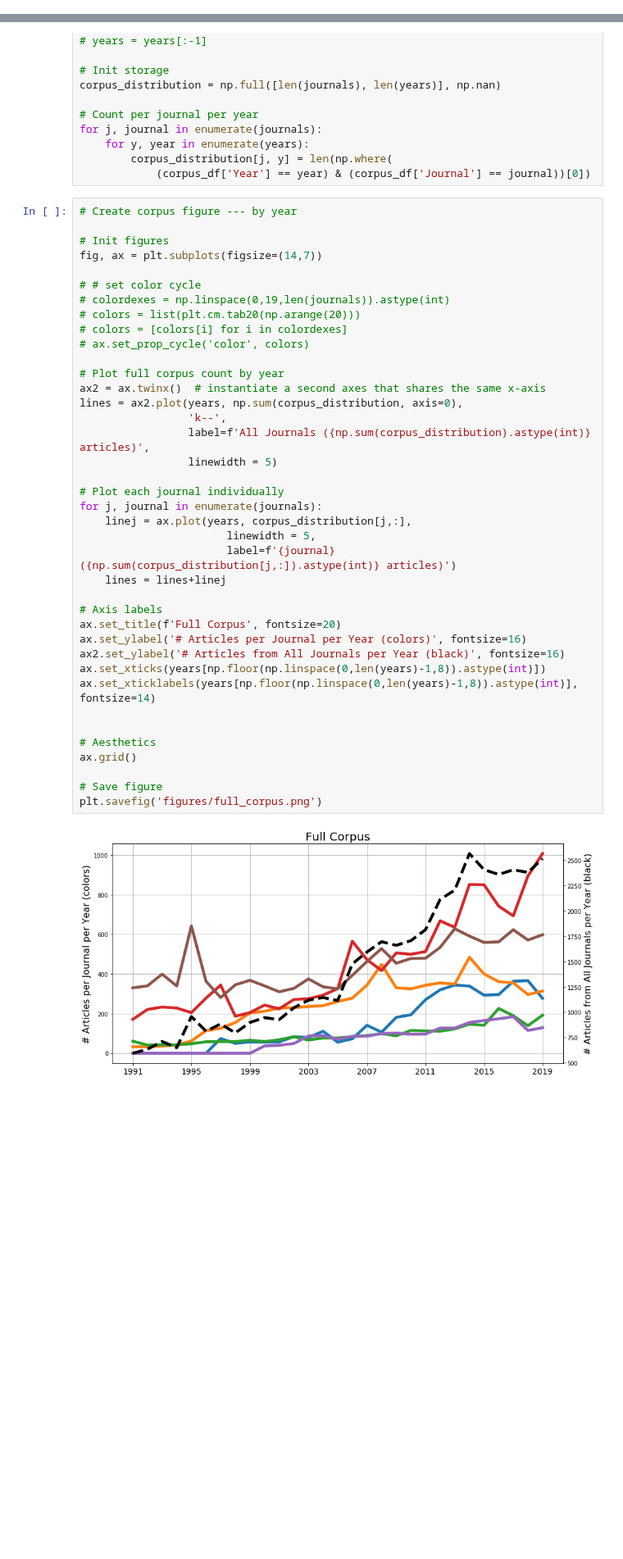
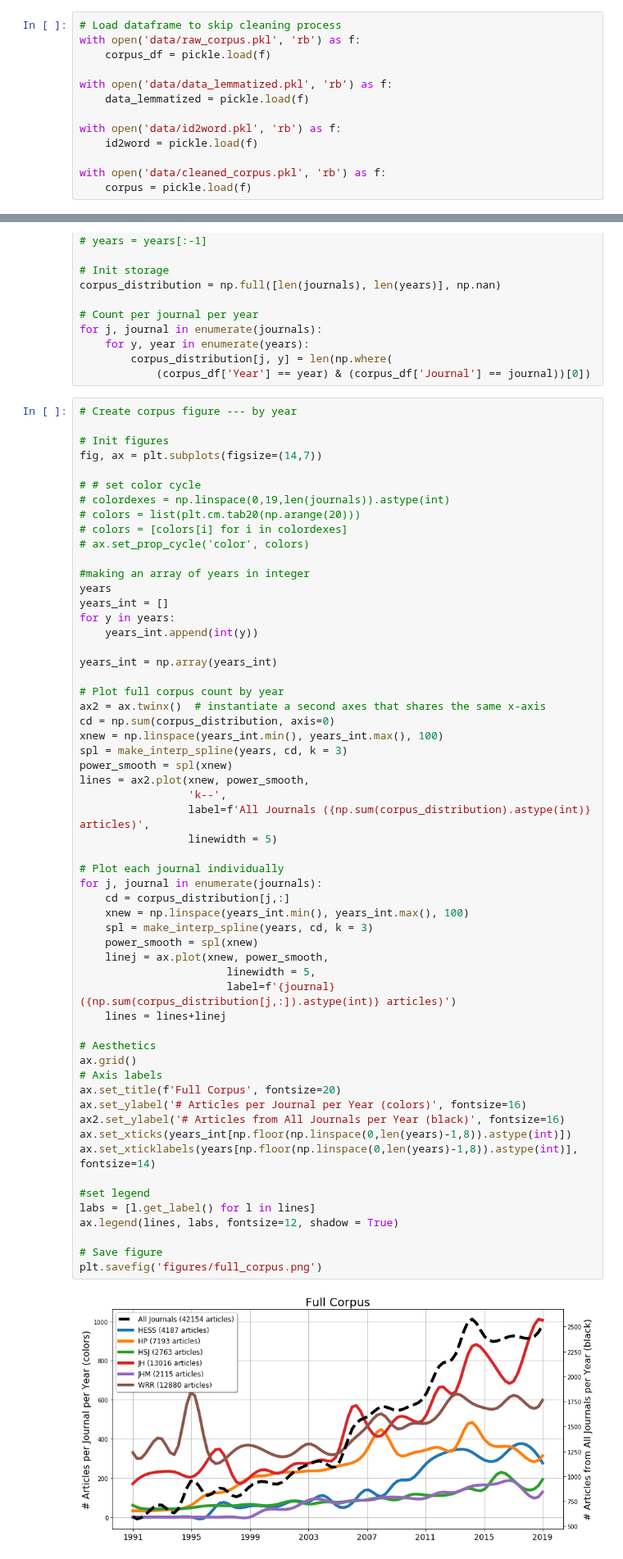
Before and after one commit to mashrekur/topic_modeling_hydrology, a Jupyter notebook: 0_data_preprocessing.ipynb, the cells around one changed output, grey strips where cells are left out. Shown at 82% size. Saved outputs shown, nothing was run; the diff lists cells and outputs as text; blank space fills up the shorter version.

Commit message:
smoothed out the full corpus figure and updated the notebook

```diff
--- a/0_data_preprocessing.ipynb
+++ b/0_data_preprocessing.ipynb
@@ -256,6 +258,19 @@ with open("data/id2word.pkl", 'wb') as f:
 
 with open("data/cleaned_corpus.pkl", 'wb') as f:
      pickle.dump(corpus, f)
+# %%
+# Load dataframe to skip cleaning process
+with open('data/raw_corpus.pkl', 'rb') as f:
+    corpus_df = pickle.load(f)
+
+with open('data/data_lemmatized.pkl', 'rb') as f:
+    data_lemmatized = pickle.load(f)
+
+with open('data/id2word.pkl', 'rb') as f:
+    id2word = pickle.load(f)
+
+with open('data/cleaned_corpus.pkl', 'rb') as f:
+    corpus = pickle.load(f)
 # %%
 # Human readable format of document-term-frequency matrix
 [[(id2word[id], freq) for id, freq in cp] for cp in corpus[:2]]
@@ -300,37 +315,55 @@ for j, journal in enumerate(journals):
 fig, ax = plt.subplots(figsize=(14,7))
 
 # # set color cycle
 # colordexes = np.linspace(0,19,len(journals)).astype(int)
 # colors = list(plt.cm.tab20(np.arange(20)))
 # colors = [colors[i] for i in colordexes]
 # ax.set_prop_cycle('color', colors)
 
+#making an array of years in integer
+years
+years_int = []
+for y in years:
+    years_int.append(int(y))
+
+years_int = np.array(years_int)
+
 # Plot full corpus count by year
 ax2 = ax.twinx()  # instantiate a second axes that shares the same x-axis
-lines = ax2.plot(years, np.sum(corpus_distribution, axis=0),
+cd = np.sum(corpus_distribution, axis=0)
+xnew = np.linspace(years_int.min(), years_int.max(), 100)
+spl = make_interp_spline(years, cd, k = 3)
+power_smooth = spl(xnew)
+lines = ax2.plot(xnew, power_smooth,
                  'k--',
                  label=f'All Journals ({np.sum(corpus_distribution).astype(int)} articles)',
                  linewidth = 5)
 
 # Plot each journal individually
 for j, journal in enumerate(journals):
-    linej = ax.plot(years, corpus_distribution[j,:],
+    cd = corpus_distribution[j,:]
+    xnew = np.linspace(years_int.min(), years_int.max(), 100)
+    spl = make_interp_spline(years, cd, k = 3)
+    power_smooth = spl(xnew)
+    linej = ax.plot(xnew, power_smooth,
                        linewidth = 5,
                        label=f'{journal} ({np.sum(corpus_distribution[j,:]).astype(int)} articles)')
     lines = lines+linej
 
+# Aesthetics
+ax.grid()
 # Axis labels
 ax.set_title(f'Full Corpus', fontsize=20)
 ax.set_ylabel('# Articles per Journal per Year (colors)', fontsize=16)
 ax2.set_ylabel('# Articles from All Journals per Year (black)', fontsize=16)
-ax.set_xticks(years[np.floor(np.linspace(0,len(years)-1,8)).astype(int)])
+ax.set_xticks(years_int[np.floor(np.linspace(0,len(years)-1,8)).astype(int)])
 ax.set_xticklabels(years[np.floor(np.linspace(0,len(years)-1,8)).astype(int)], fontsize=14)
 
-
-# Aesthetics
-ax.grid()
+#set legend
+labs = [l.get_label() for l in lines]
+ax.legend(lines, labs, fontsize=12, shadow = True)
 
 # Save figure
 plt.savefig('figures/full_corpus.png')
 # %% [output]
-[figure, old version]
+[figure, new version]
```
Also changed, not shown: parts of 3 cells of this notebook.
